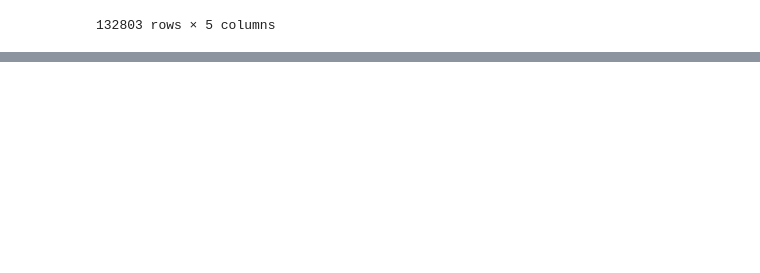
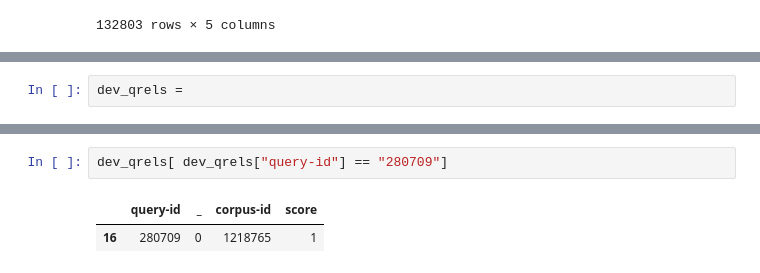
Before and after one commit to seraphinatarrant/contriever, a Jupyter notebook: nq_train_process.ipynb, the cells around one changed output, grey strips where cells are left out. Drawn from its saved outputs; the diff is of its cells as text; blank space fills up the shorter version.

```diff
--- a/nq_train_process.ipynb
+++ b/nq_train_process.ipynb
@@ -166,0 +261,2 @@ nq_raw[bool_long_answers.values]
+# %%
+dev_qrels =
@@ -166,0 +300,5 @@ nq_raw[bool_long_answers.values]
+# %%
+dev_qrels[ dev_qrels["query-id"] == "280709"]
+# %% [output]
+|  | query-id | _ | corpus-id | score |
+| 16 | 280709 | 0 | 1218765 | 1 |
```
Also changed, not shown: parts of 18 cells of this notebook.
